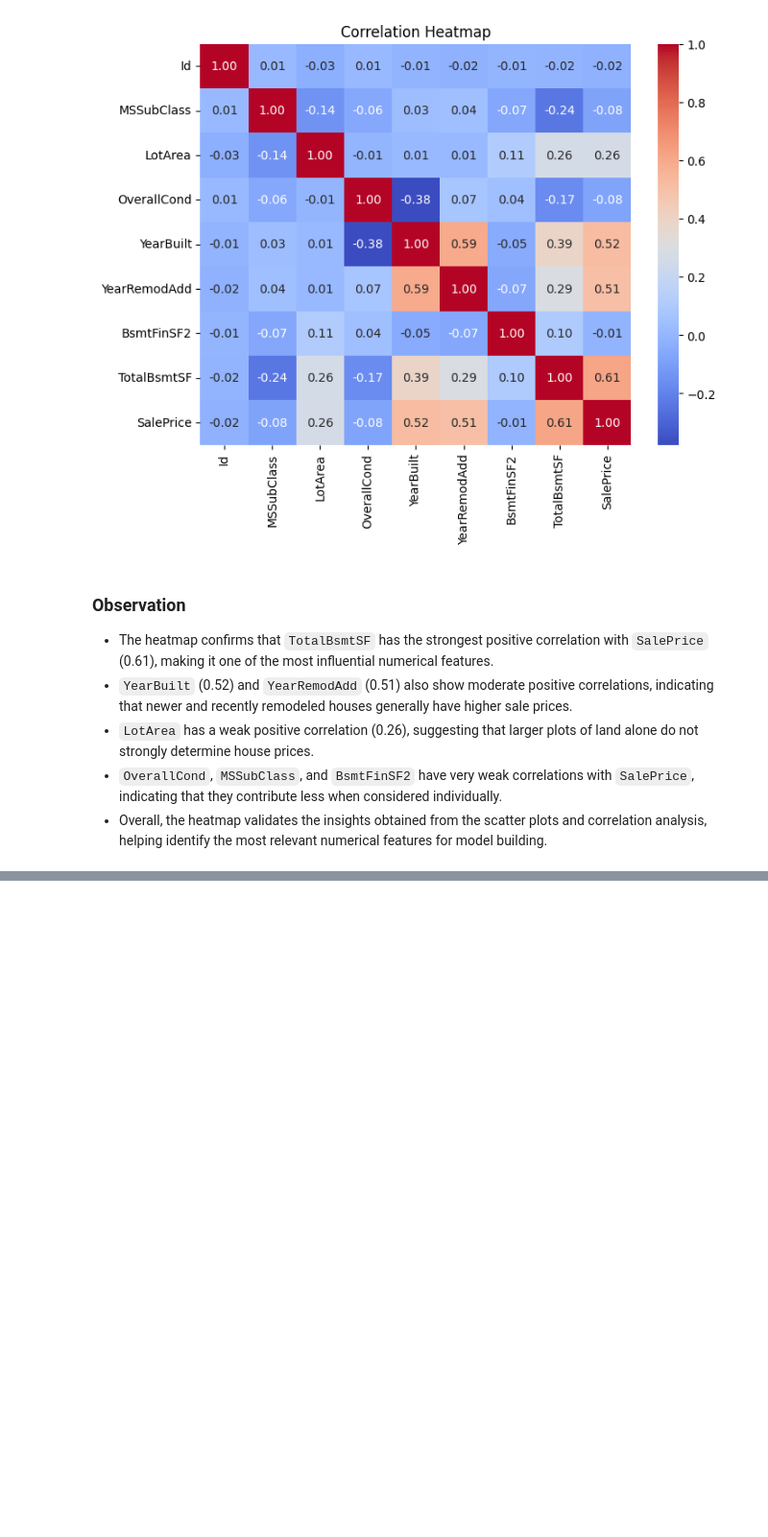
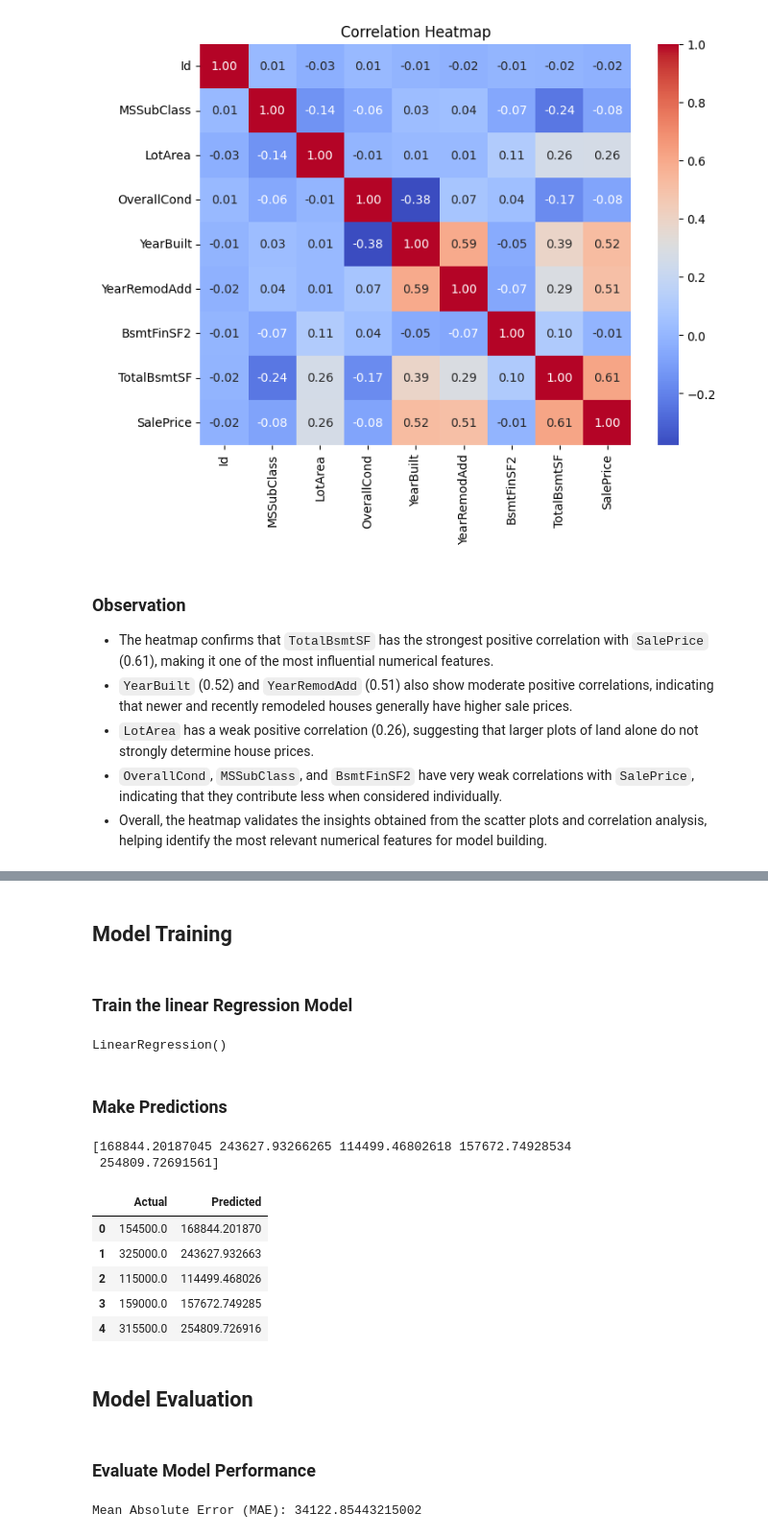
Before and after one commit to Alekhya-2006/house-price-prediction, a Jupyter notebook: notebooks/house_price_prediction.ipynb, the cells around one changed output, grey strips where cells are left out. Shown at 96% size. Cells and saved outputs as stored; diff of their text form; code cells hidden in the pictures; blank space fills up the shorter version.

Commit message:
Complete end-to-end house price prediction project

```diff
--- a/notebooks/house_price_prediction.ipynb
+++ b/notebooks/house_price_prediction.ipynb
@@ -352,0 +405,8 @@ plt.show()
+# %%
+# Separate features and target variable
+
+X = train_df.drop(columns = ["Id", "SalePrice"])
+y = train_df["SalePrice"]
+
+print("Features shape: ", X.shape)
+print("Target shape: ", y.shape)
@@ -352,0 +425,13 @@ plt.show()
+# %%
+# Split dataset into training and testing sets
+X_train, X_test, y_train, y_test = train_test_split(
+    X,
+    y,
+    test_size = 0.2,
+    random_state = 42
+)
+
+print("Training Features:", X_train.shape)
+print("Testing Features:", X_test.shape)
+print("Training Target:", y_train.shape)
+print("Testing Target:", y_test.shape)
@@ -352,0 +450,50 @@ plt.show()
+# %% [markdown]
+## Model Training
+# %% [markdown]
+### Train the linear Regression Model
+# %%
+# Create the Linear Regression Model
+model = LinearRegression()
+
+# Train the model
+model.fit(X_train, y_train)
+# %% [output]
+LinearRegression()
+# %% [markdown]
+### Make Predictions
+# %%
+# Predict house price using the test dataset
+y_pred = model.predict(X_test)
+
+# display the first five predictions
+print(y_pred[:5])
+# %% [output]
+[168844.20187045 243627.93266265 114499.46802618 157672.74928534
+ 254809.72691561]
+# %%
+# Comparing actual and predicted values
+comparison = pd.DataFrame({
+    "Actual": y_test.values,
+    "Predicted": y_pred
+})
+
+comparison.head()
+# %% [output]
+|  | Actual | Predicted |
+| 0 | 154500.0 | 168844.201870 |
+| 1 | 325000.0 | 243627.932663 |
+| 2 | 115000.0 | 114499.468026 |
+| 3 | 159000.0 | 157672.749285 |
+| 4 | 315500.0 | 254809.726916 |
+# %% [markdown]
+## Model Evaluation
+# %% [markdown]
+### Evaluate Model Performance
+# %%
+# calculate Mean Absolute Error (MAE)
+
+mae = mean_absolute_error(y_test, y_pred)
+
+print("Mean Absolute Error (MAE):", mae)
+# %% [output]
+Mean Absolute Error (MAE): 34122.85443215002
```
Also changed, not shown: parts of 32 cells of this notebook, 2 other files.
